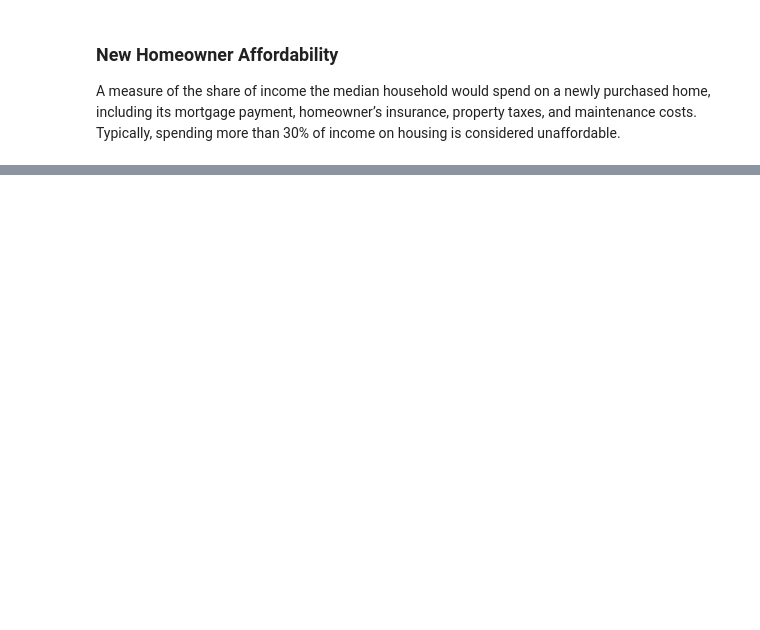
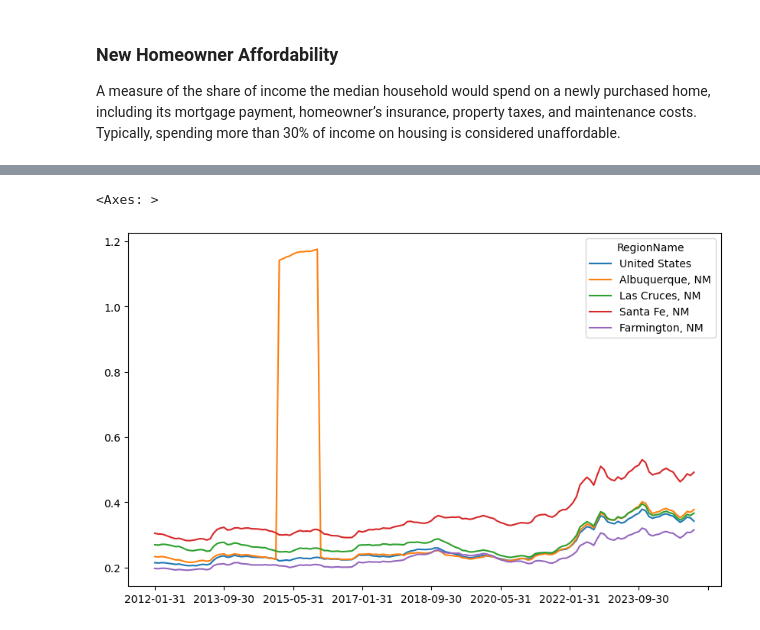
Before and after one commit to cmgsalazar/housing-affordability, a Jupyter notebook: analysis.ipynb, the cells around one changed output, grey strips where cells are left out. Drawn from its saved outputs; the diff is of its cells as text; code cells hidden in the pictures; blank space fills up the shorter version.

```diff
--- a/analysis.ipynb
+++ b/analysis.ipynb
@@ -8,3 +27,26 @@ import pandas as pd
+# %%
+# transpose df for charting
+def chart_nm (df, drop_cols, index_col):
+    """
+    This function drops columns not needed for the chart
+    and transposes a DataFrame.
+
+    Parameters:
+    df (pd.DataFrame) = name of dataframe
+    drop_cols (list) = list of column names to drop
+    index_col (str) = name of column name to set as new column headers
+    """
+
+    df = df.drop(columns=drop_cols, inplace=False)
+    df.set_index(index_col, inplace=True)
+    transposed_df = df.transpose()
+    return transposed_df
+# %%
+# repeated variables
+
+col_name = "StateName"
+col_exclude = ["RegionID", "SizeRank", "RegionType", "StateName"]
+index_col = "RegionName"
 # %% [markdown]
 ### New Homeowner Affordability
 
@@ -22,0 +54,5 @@ df_home_afford.head(5)
+# %%
+csv = "data/Metro_new_homeowner_affordability_downpayment_0.20_uc_sfrcondo_tier_0.33_0.67_sm_sa_month.csv"
+
+df_home_afford = filter_nm(csv, col_name)
+df_home_afford
@@ -22,0 +67,8 @@ df_home_afford.head(5)
+# %%
+trans_home_afford = chart_nm(df_home_afford, col_exclude, index_col)
+trans_home_afford.to_csv("filtered-data/new_homeowner_affordability.csv") # export csv
+
+trans_home_afford.plot(kind="line", figsize=(10,6))
+# %% [output]
+<Axes: >
+[figure, added]
```
Also changed, not shown: parts of 16 cells of this notebook, 4 other files.
